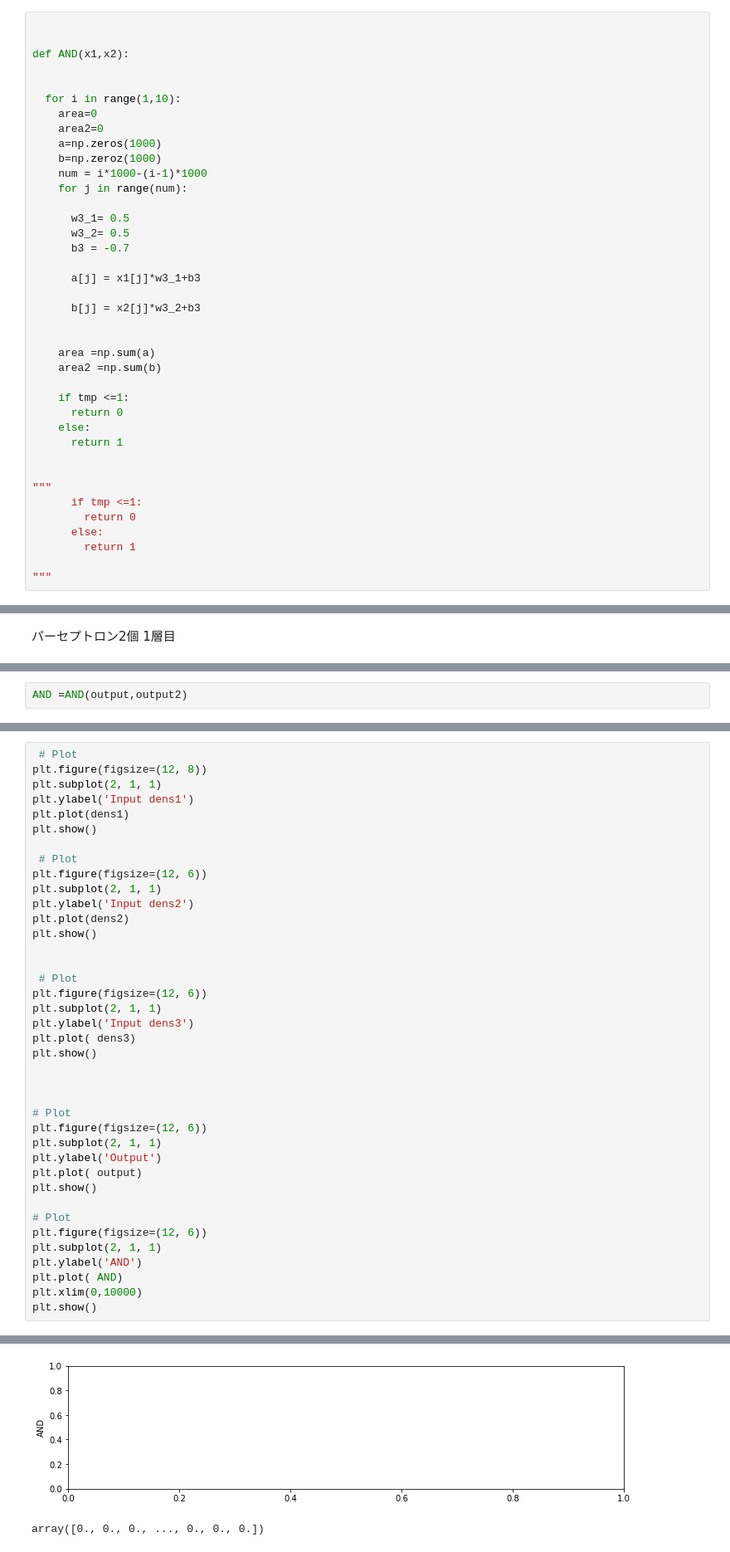
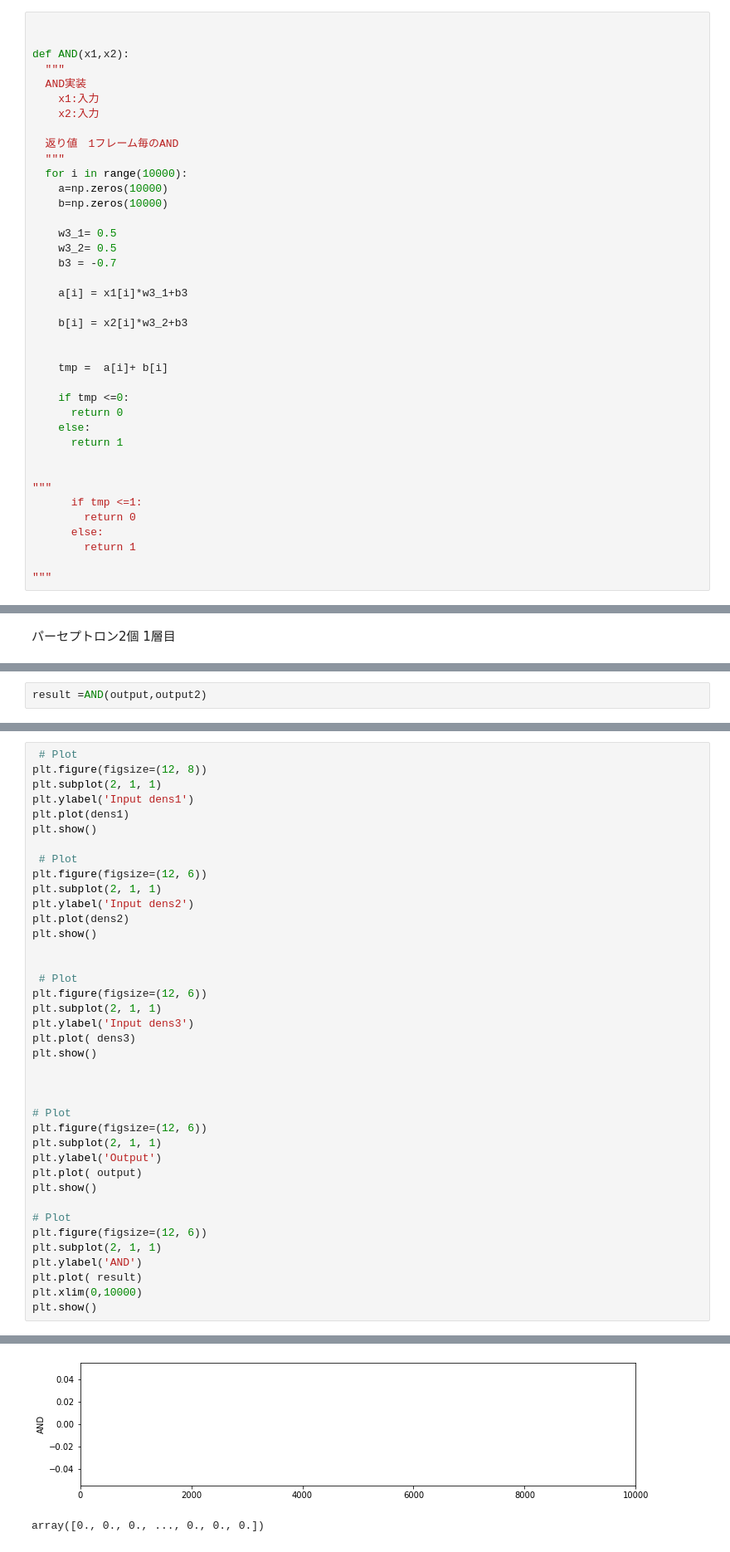
Before and after one commit to MxD-lab/SNN_Simulation, a Jupyter notebook: AND.ipynb, the cells around one changed output, grey strips where cells are left out. Shown: that part at 83% size. Drawn from its saved outputs; the diff is of its cells as text.

```diff
--- a/AND.ipynb
+++ b/AND.ipynb
@@ -57,29 +72,29 @@ AND定義
 
 
 def AND(x1,x2):
+  """
+  AND実装
+    x1:入力
+    x2:入力
+
+  返り値　1フレーム毎のAND
+  """
+  for i in range(10000):
+    a=np.zeros(10000)
+    b=np.zeros(10000)
+
+    w3_1= 0.5
+    w3_2= 0.5
+    b3 = -0.7
+
+    a[i] = x1[i]*w3_1+b3
+
+    b[i] = x2[i]*w3_2+b3
 
 
-  for i in range(1,10):
-    area=0
-    area2=0
-    a=np.zeros(1000)
-    b=np.zeroz(1000)
-    num = i*1000-(i-1)*1000
-    for j in range(num):
+    tmp =  a[i]+ b[i]
 
-      w3_1= 0.5
-      w3_2= 0.5
-      b3 = -0.7
-
-      a[j] = x1[j]*w3_1+b3
-
-      b[j] = x2[j]*w3_2+b3
-
-
-    area =np.sum(a)
-    area2 =np.sum(b)
-
-    if tmp <=1:
+    if tmp <=0:
       return 0
     else:
       return 1
@@ -172,2 +157,2 @@ for i in range(msec):#10000回のサンプリング
 # %%
-AND =AND(output,output2)
+result =AND(output,output2)
@@ -209,7 +192,7 @@ plt.show()
 plt.figure(figsize=(12, 6))
 plt.subplot(2, 1, 1)
 plt.ylabel('AND')
-plt.plot( AND)
+plt.plot( result)
 plt.xlim(0,10000)
 plt.show()
 # %% [output]
@@ -221,4 +203,4 @@ TypeError: ignored
-[figure, old version]
+[figure, new version]
 # %%
 # %% [output]
 array([0., 0., 0., ..., 0., 0., 0.])
```
Also changed, not shown: parts of 5 cells of this notebook.
